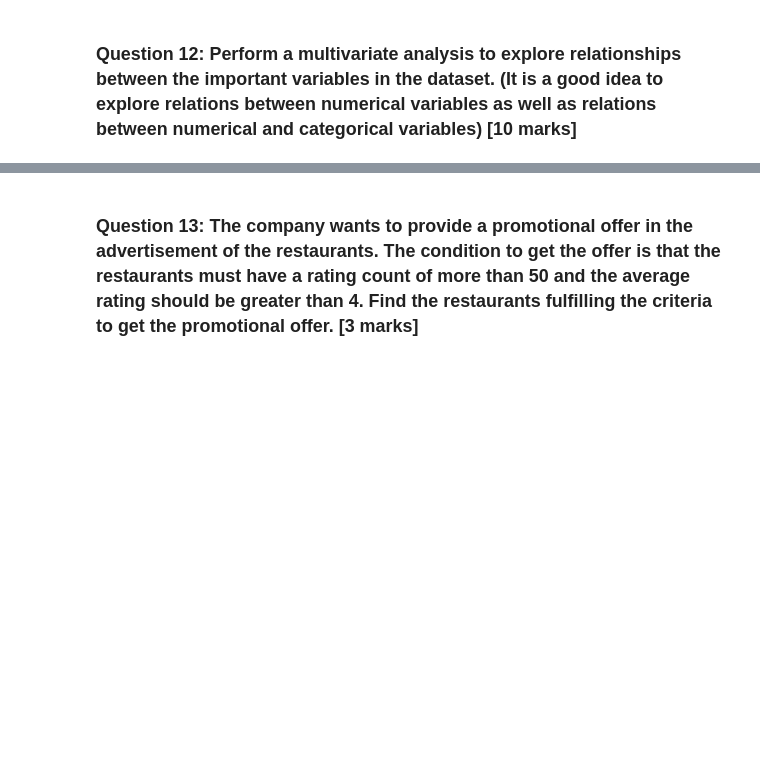
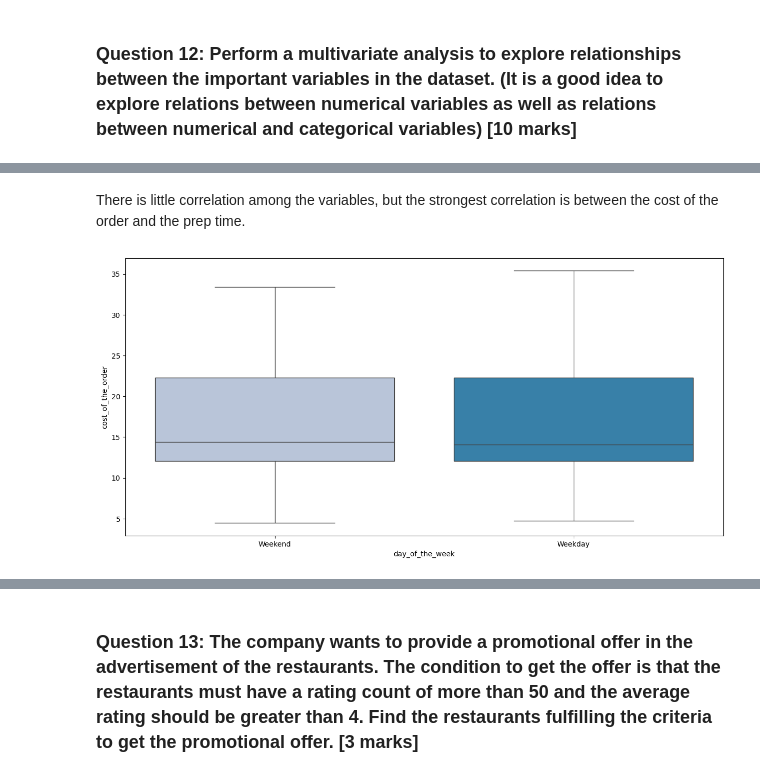
Before and after one commit to dfisher1212/MIT_PE_ADSP, a Jupyter notebook: FDS_Project_LearnerNotebook_FullCode.ipynb, the cells around one changed output, grey strips where cells are left out. Saved outputs shown, nothing was run; the diff lists cells and outputs as text; code cells hidden in the pictures; blank space fills up the shorter version.

```diff
--- a/FDS_Project_LearnerNotebook_FullCode.ipynb
+++ b/FDS_Project_LearnerNotebook_FullCode.ipynb
@@ -327,0 +364,9 @@ dtype: int64
+# %% [markdown]
+There is little correlation among the variables, but the strongest correlation is between the cost of the order and the prep time.
+# %%
+# Boxplot for Day of the Week vs Cost of order
+plt.figure(figsize=(15,7))
+sns.boxplot(x = "day_of_the_week", y = "cost_of_the_order", data = df, palette = 'PuBu')
+plt.show()
+# %% [output]
+[figure, added]
```
Also changed, not shown: parts of 9 cells of this notebook.
